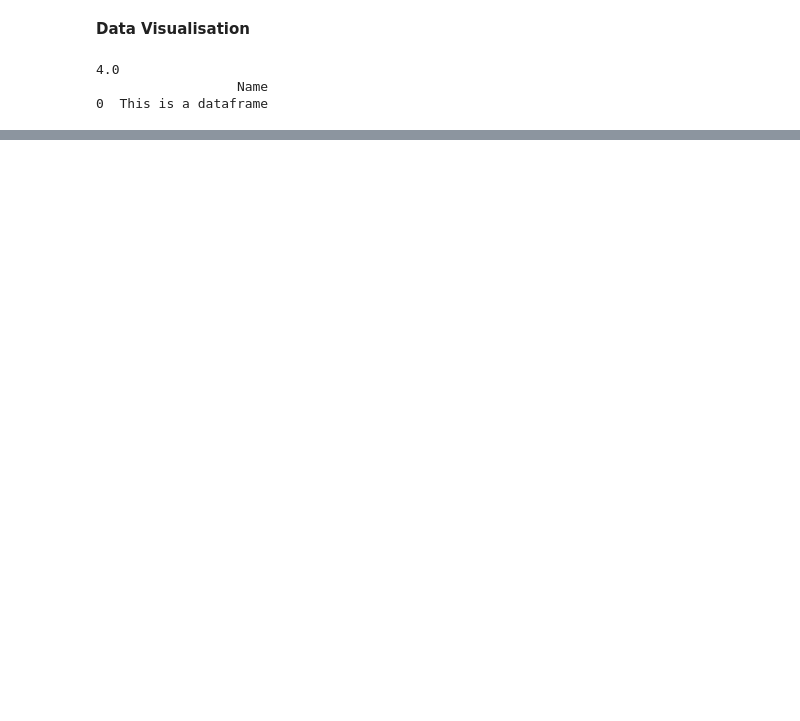
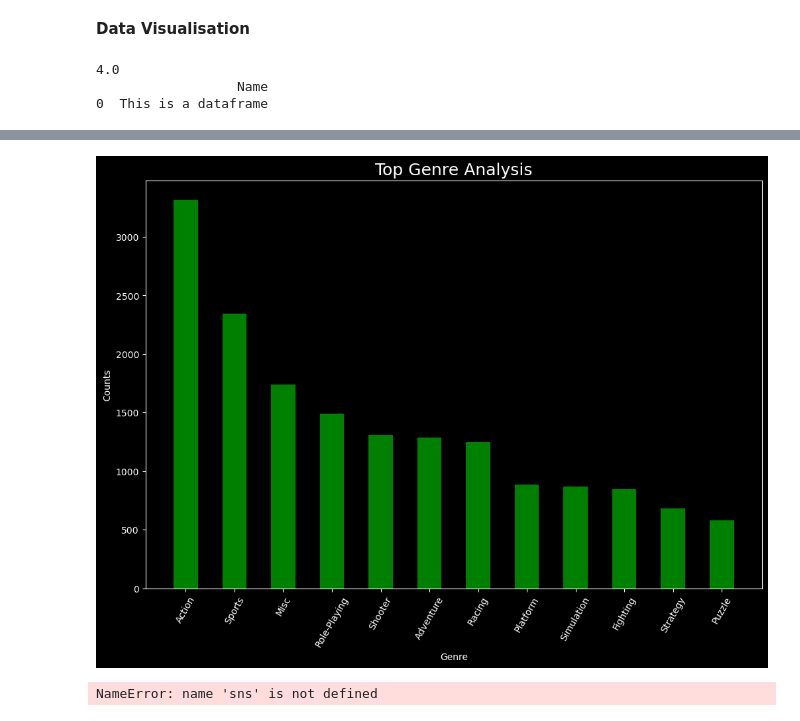
Before and after one commit to Geetansh124/Learn-PYthon-Progarmming, a Jupyter notebook: Python Programming/Python Libraries/Data Visualisation/Data Visualisation.ipynb, the cells around one changed output, grey strips where cells are left out. Cells and saved outputs as stored; diff of their text form; code cells hidden in the pictures; blank space fills up the shorter version.

```diff
--- a/Python Programming/Python Libraries/Data Visualisation/Data Visualisation.ipynb
+++ b/Python Programming/Python Libraries/Data Visualisation/Data Visualisation.ipynb
@@ -30,0 +127,14 @@ operable program or batch file.
+# %%
+plt.figure(figsize=(12,8))
+plt.bar(x_bar, y_bar, width=0.5, color='green')
+plt.xticks(rotation=60, fontsize=10)
+plt.xlabel('Genre', fontsize=10)
+plt.ylabel('Counts', fontsize=10)
+plt.title('Top Genre Analysis', fontsize=18)
+plt.show()
+# %% [output]
+[figure, added]
+# %%
+sns.countplot(x='Genre', data=df, order=df['Genre'].value_counts().index, color='orange')
+# %% [output]
+NameError: name 'sns' is not defined
```
Also changed, not shown: parts of 12 cells of this notebook, 4 other files.
